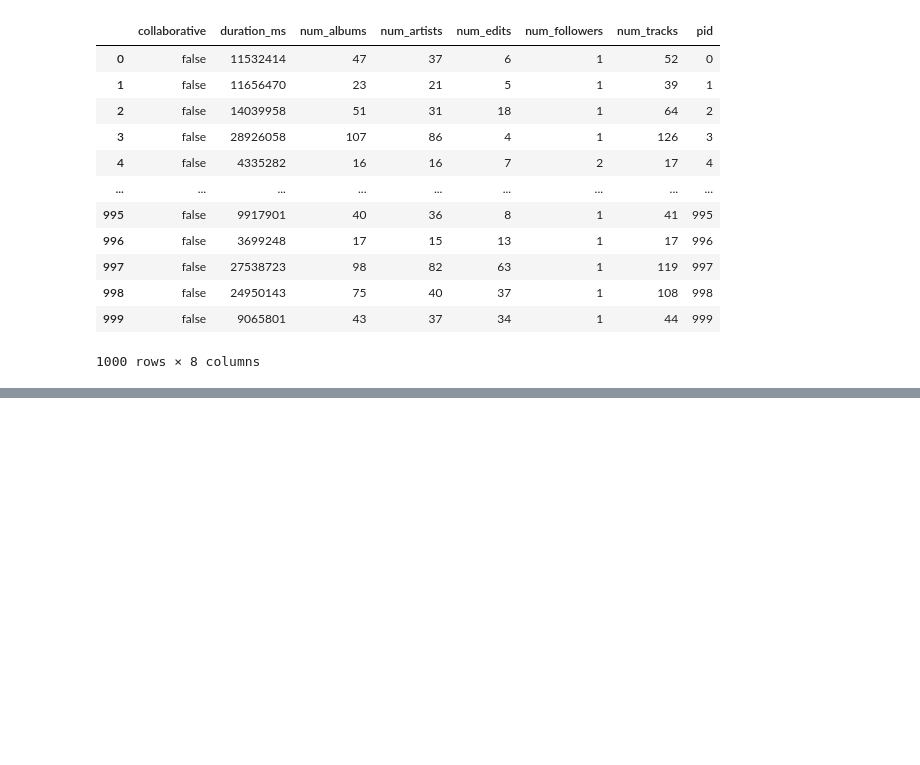
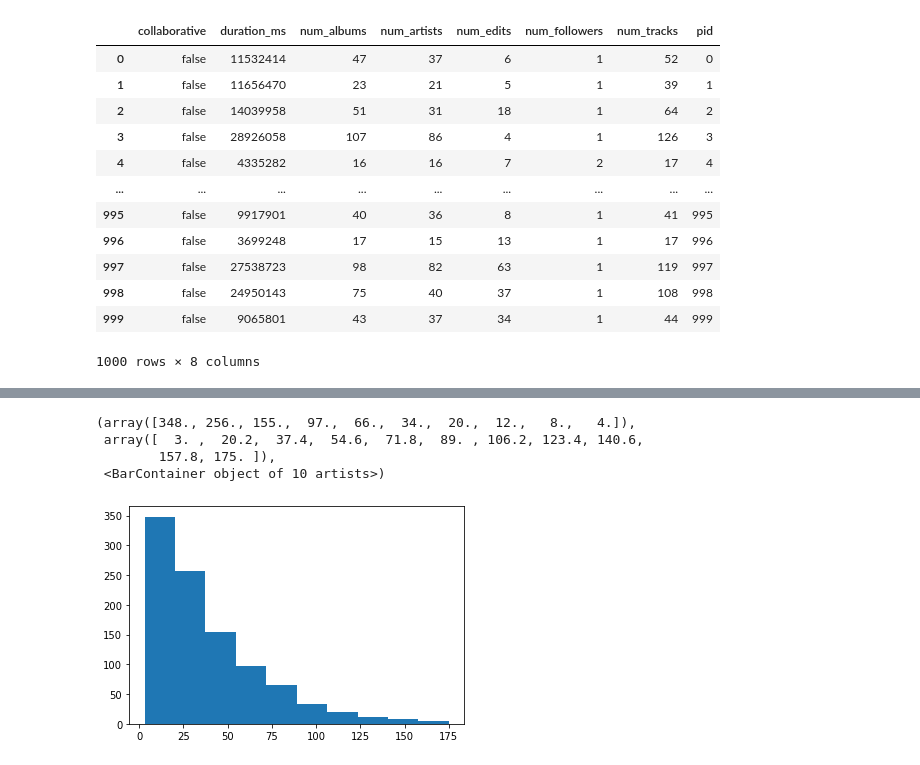
Before and after one commit to chris-stellato/capstone1, a Jupyter notebook: EDA_capstone1_day2.ipynb, the cells around one changed output, grey strips where cells are left out. Saved outputs shown, nothing was run; the diff lists cells and outputs as text; code cells hidden in the pictures; blank space fills up the shorter version.

```diff
--- a/EDA_capstone1_day2.ipynb
+++ b/EDA_capstone1_day2.ipynb
@@ -191,0 +217,9 @@ df = cleaned_frame
+# %%
+#looking at number of artists per playlist
+plt.hist(df.num_artists)
+# %% [output]
+(array([348., 256., 155.,  97.,  66.,  34.,  20.,  12.,   8.,   4.]),
+ array([  3. ,  20.2,  37.4,  54.6,  71.8,  89. , 106.2, 123.4, 140.6,
+        157.8, 175. ]),
+ <BarContainer object of 10 artists>)
+[figure, added]
```
Also changed, not shown: parts of 21 cells of this notebook.
